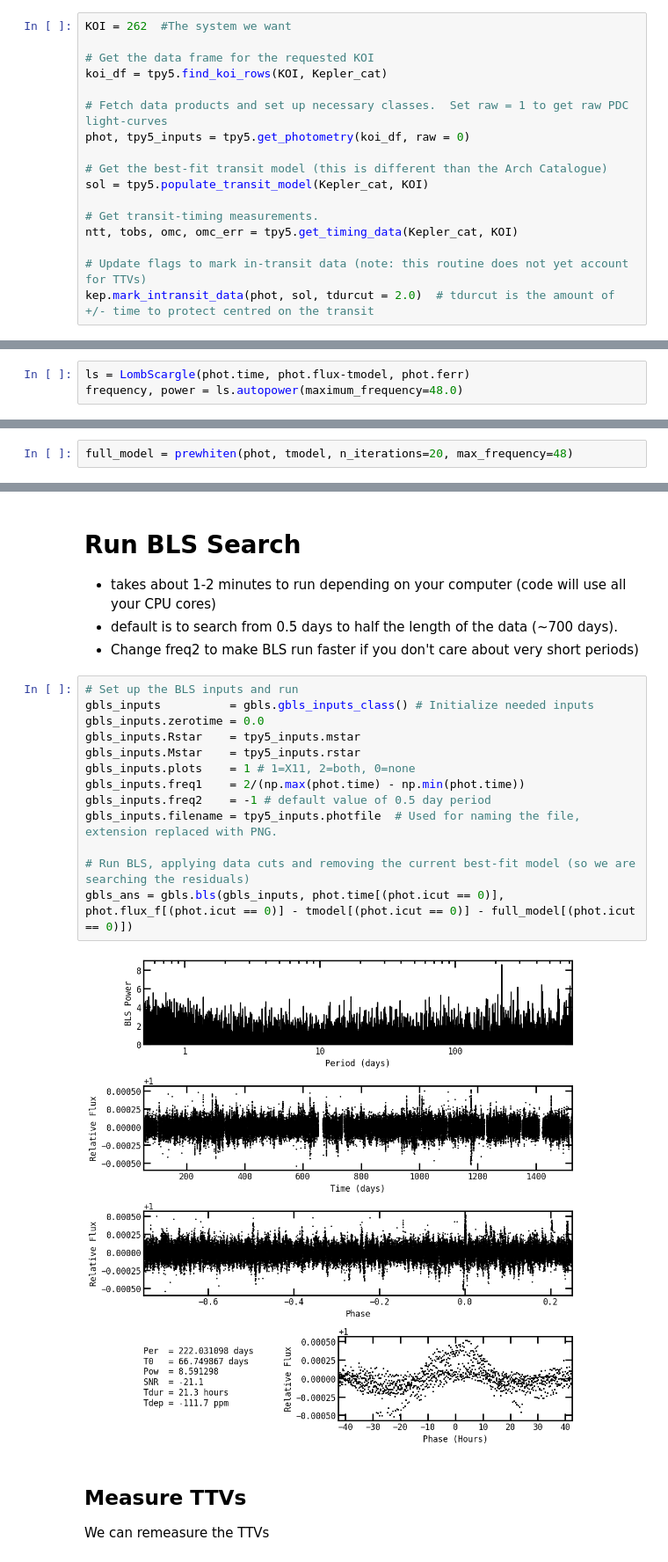
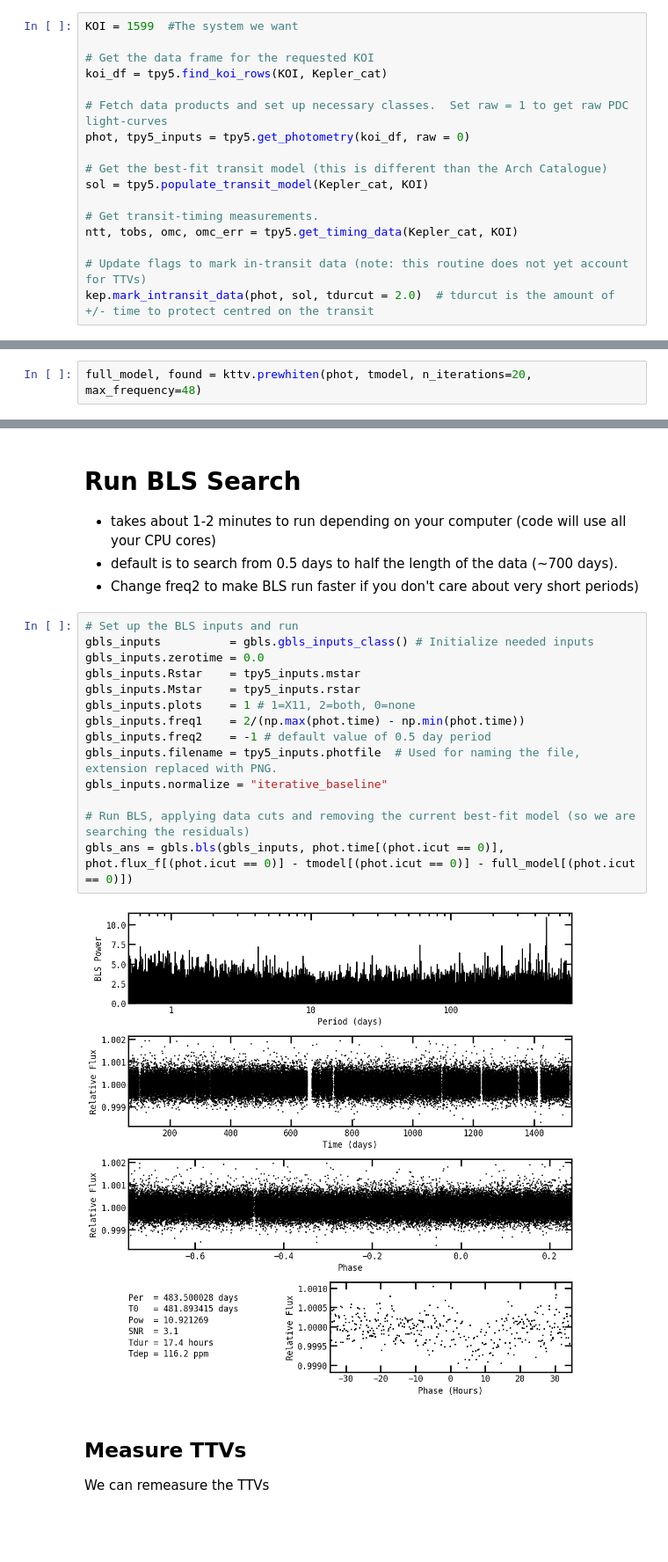
Before and after one commit to jasonfrowe/Kepler_TTV, a Jupyter notebook: Kepler_TTV.ipynb, the cells around one changed output, grey strips where cells are left out. Shown at 88% size. Drawn from its saved outputs; the diff is of its cells as text; blank space fills up the shorter version.

```diff
--- a/Kepler_TTV.ipynb
+++ b/Kepler_TTV.ipynb
@@ -97,7 +242,7 @@ Kepler_cat = pd.read_csv(url)
 # %% [markdown]
 ## Get data for a specific KOI
 # %%
-KOI = 262  #The system we want
+KOI = 1599  #The system we want
 
 # Get the data frame for the requested KOI
 koi_df = tpy5.find_koi_rows(KOI, Kepler_cat)
@@ -208,3 +357,2 @@ from astropy.timeseries import LombScargle
 # %%
-ls = LombScargle(phot.time, phot.flux-tmodel, phot.ferr)
-frequency, power = ls.autopower(maximum_frequency=48.0)
+full_model, found = kttv.prewhiten(phot, tmodel, n_iterations=20, max_frequency=48)
@@ -327,2 +358,0 @@ def prewhiten(phot_data, tmodel, n_iterations=3, max_frequency=None):
-# %%
-full_model = prewhiten(phot, tmodel, n_iterations=20, max_frequency=48)
@@ -378,18 +368,19 @@ plt.show()
 # %%
 # Set up the BLS inputs and run
 gbls_inputs          = gbls.gbls_inputs_class() # Initialize needed inputs
 gbls_inputs.zerotime = 0.0
 gbls_inputs.Rstar    = tpy5_inputs.mstar
 gbls_inputs.Mstar    = tpy5_inputs.rstar
 gbls_inputs.plots    = 1 # 1=X11, 2=both, 0=none
 gbls_inputs.freq1    = 2/(np.max(phot.time) - np.min(phot.time))
 gbls_inputs.freq2    = -1 # default value of 0.5 day period
 gbls_inputs.filename = tpy5_inputs.photfile  # Used for naming the file, extension replaced with PNG.
+gbls_inputs.normalize = "iterative_baseline"
 
 # Run BLS, applying data cuts and removing the current best-fit model (so we are searching the residuals)
 gbls_ans = gbls.bls(gbls_inputs, phot.time[(phot.icut == 0)], phot.flux_f[(phot.icut == 0)] - tmodel[(phot.icut == 0)] - full_model[(phot.icut == 0)])
 # %% [output]
-[figure, old version]
+[figure, new version]
 # %% [markdown]
 ## Measure TTVs
 
```
Also changed, not shown: parts of 21 cells of this notebook, 2 other files.
